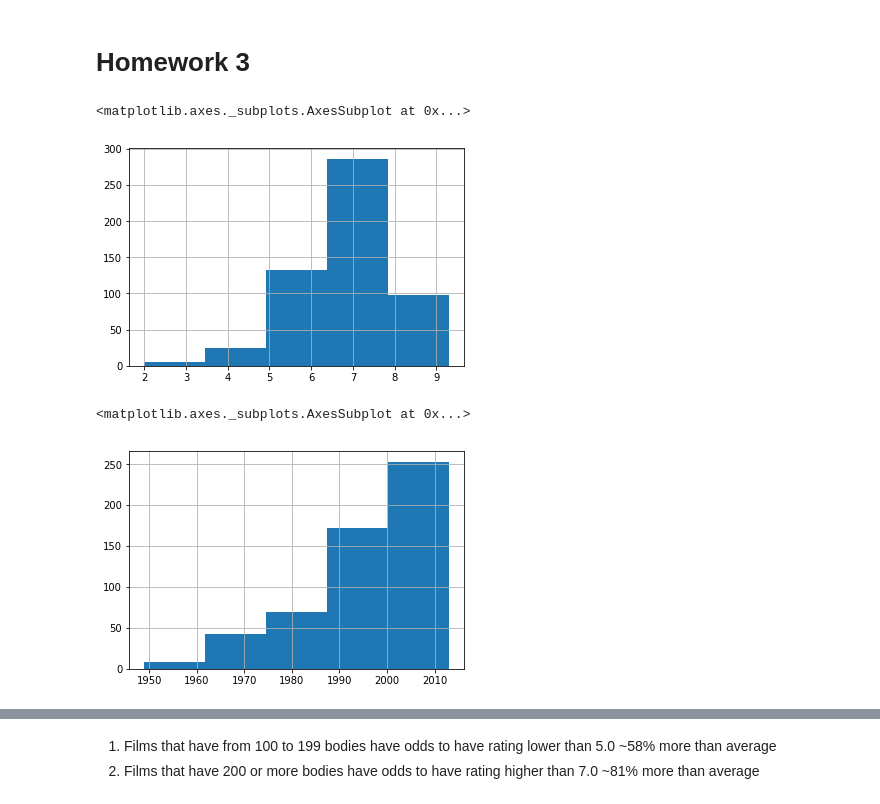
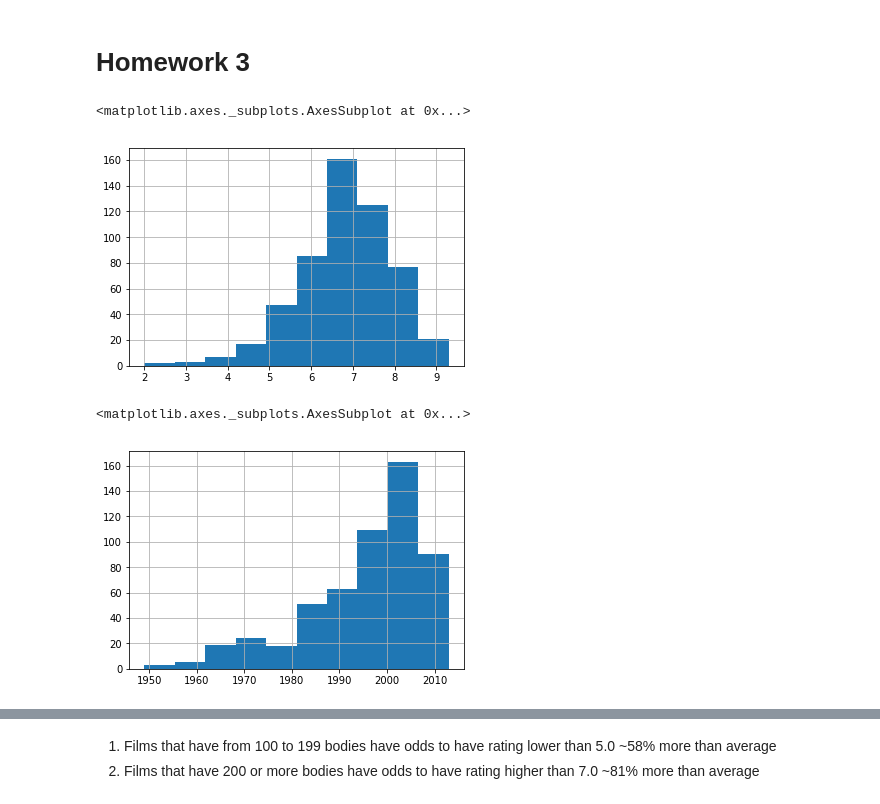
Before and after one commit to Euphe/data_analysis_project, a Jupyter notebook: hw3.ipynb, the cells around one changed output, grey strips where cells are left out. Cells and saved outputs as stored; diff of their text form; code cells hidden in the pictures.

```diff
--- a/hw3.ipynb
+++ b/hw3.ipynb
@@ -59,10 +48,10 @@ contingency_table_year_bodies = pd.crosstab(bodies, year, margins=True, margins_
 # %%
-df['IMDB_Rating'].hist(bins=5)
+df['IMDB_Rating'].hist()
 # %% [output]
 <matplotlib.axes._subplots.AxesSubplot at 0x...>
-[figure, old version]
+[figure, new version]
 # %%
-df['Year'].hist(bins=5)
+df['Year'].hist()
 # %% [output]
 <matplotlib.axes._subplots.AxesSubplot at 0x...>
-[figure, old version]
+[figure, new version]
```
Also changed, not shown: parts of 12 cells of this notebook.
